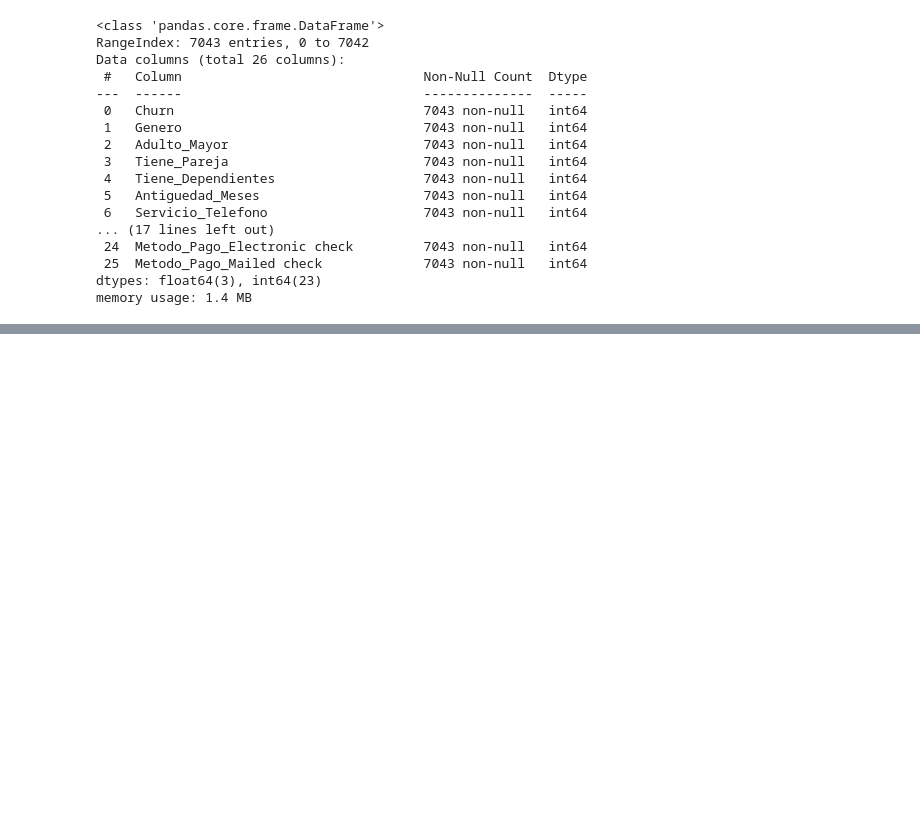
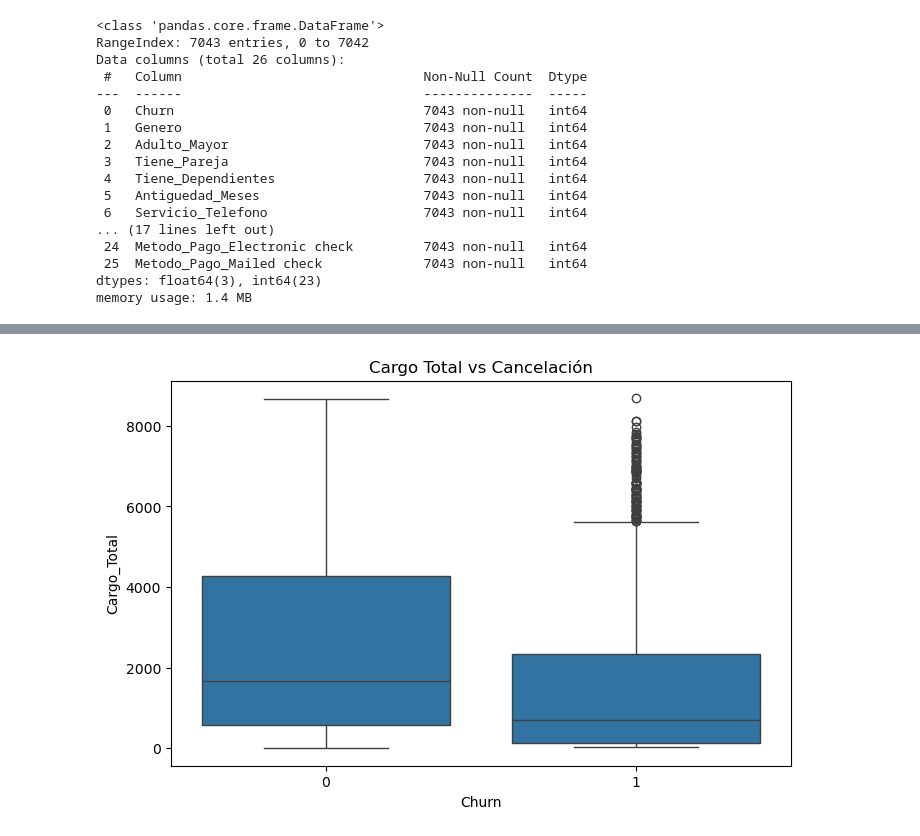
Before and after one commit to JuanCosco/TelecomX2JCT, a Jupyter notebook: DataScience.ipynb, the cells around one changed output, grey strips where cells are left out. Saved outputs shown, nothing was run; the diff lists cells and outputs as text; code cells hidden in the pictures; blank space fills up the shorter version.

```diff
--- a/DataScience.ipynb
+++ b/DataScience.ipynb
@@ -219,0 +308,7 @@ memory usage: 1.4 MB
+# %%
+plt.figure(figsize=(8,5))
+sns.boxplot(x="Churn", y="Cargo_Total", data=df)
+plt.title("Cargo Total vs Cancelación")
+plt.show() # Visualizar relación entre cargo total y cancelación
+# %% [output]
+[figure, added]
```
Also changed, not shown: parts of 12 cells of this notebook.
